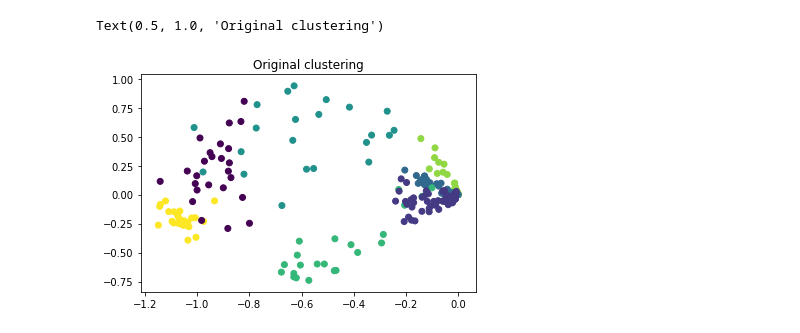
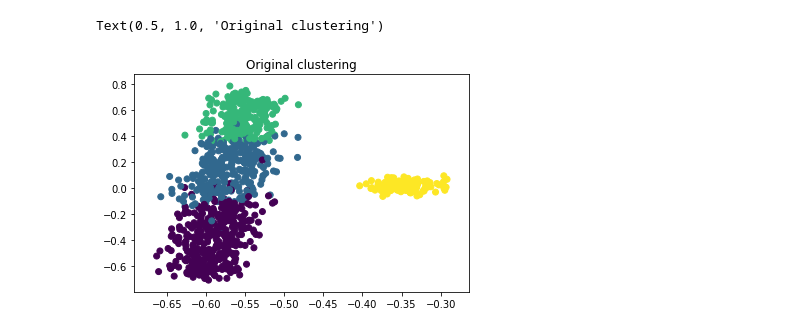
Before and after one commit to neurodata/weighted_graph_models, a Jupyter notebook: cyclops.ipynb, the cells around one changed output. Cells and saved outputs as stored; diff of their text form; code cells hidden in the pictures.

```diff
--- a/cyclops.ipynb
+++ b/cyclops.ipynb
@@ -74,5 +74,5 @@ ax.scatter(X_hat[:, 0], X_hat[:, 1], X_hat[:, 2], c=c)
 # %%
-gclust = GCLUST(min_components=4)
+gclust = GCLUST(max_components=4)
 c_hat = gclust.fit_predict(X_hat)
 
 fig = plt.figure()
@@ -278,7 +229,7 @@ Text(0.5, 1.0, 'Clustering with best ARI')
 # %%
 fig, ax = plt.subplots(1,1)
-ax.scatter(-X_hat_right[:, 0], X_hat_right[:, 1], c=c_hat_right)
+ax.scatter(-X_hat[:, 0], X_hat[:, 1], c=c_hat)
 ax.set_title('Original clustering')
 # %% [output]
 Text(0.5, 1.0, 'Original clustering')
-[figure, old version]
+[figure, new version]
```
Also changed, not shown: parts of 22 cells of this notebook, 1 other file.
